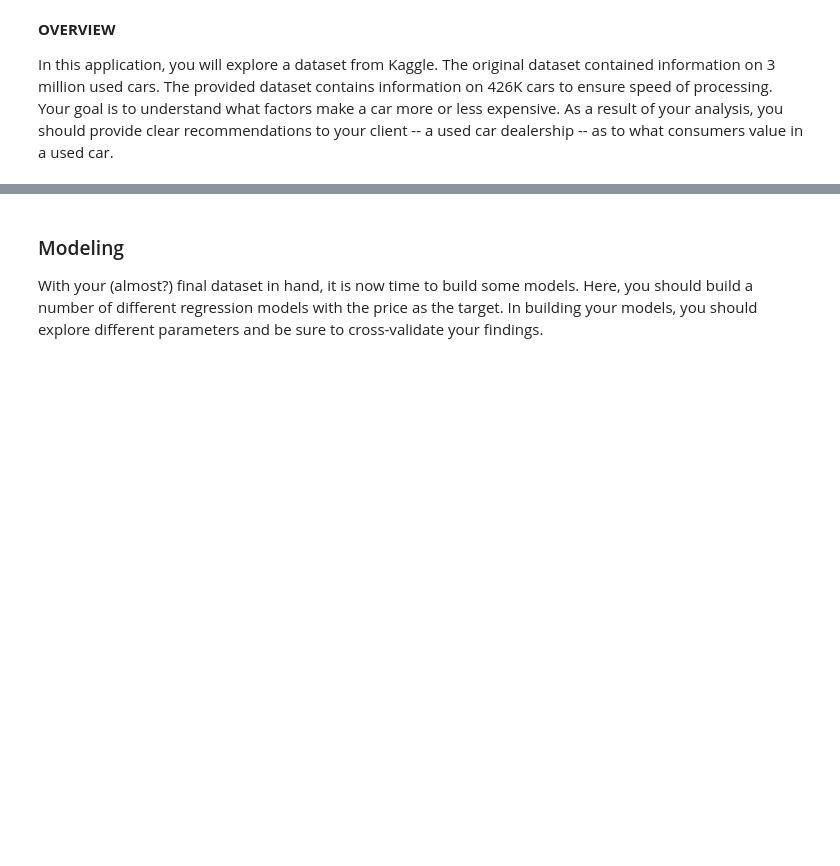
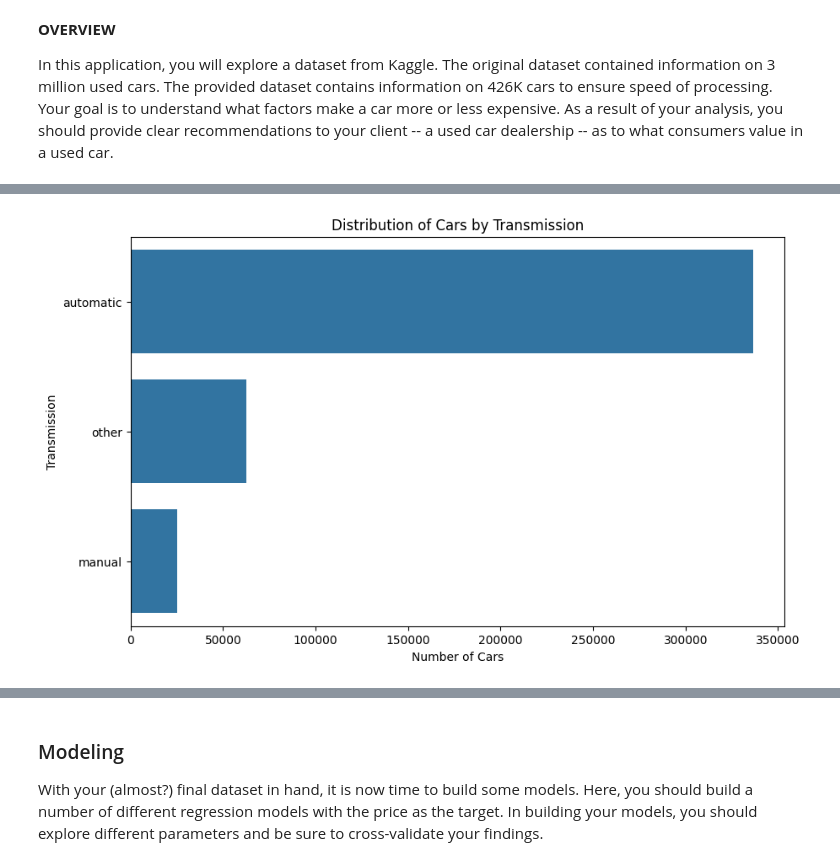
Before and after one commit to ygbgames/ml-car-prediction, a Jupyter notebook: prompt_II.ipynb, the cells around one changed output, grey strips where cells are left out. Saved outputs shown, nothing was run; the diff lists cells and outputs as text; code cells hidden in the pictures; blank space fills up the shorter version.

```diff
--- a/prompt_II.ipynb
+++ b/prompt_II.ipynb
@@ -47,0 +125,9 @@ After our initial exploration and fine-tuning of the business understanding, it
+# %%
+plt.figure(figsize=(10, 6))
+sns.countplot(y='transmission', data=df, order=df['transmission'].value_counts().index)
+plt.title('Distribution of Cars by Transmission')
+plt.xlabel('Number of Cars')
+plt.ylabel('Transmission')
+plt.show()
+# %% [output]
+[figure, added]
```
Also changed, not shown: parts of 39 cells of this notebook.
